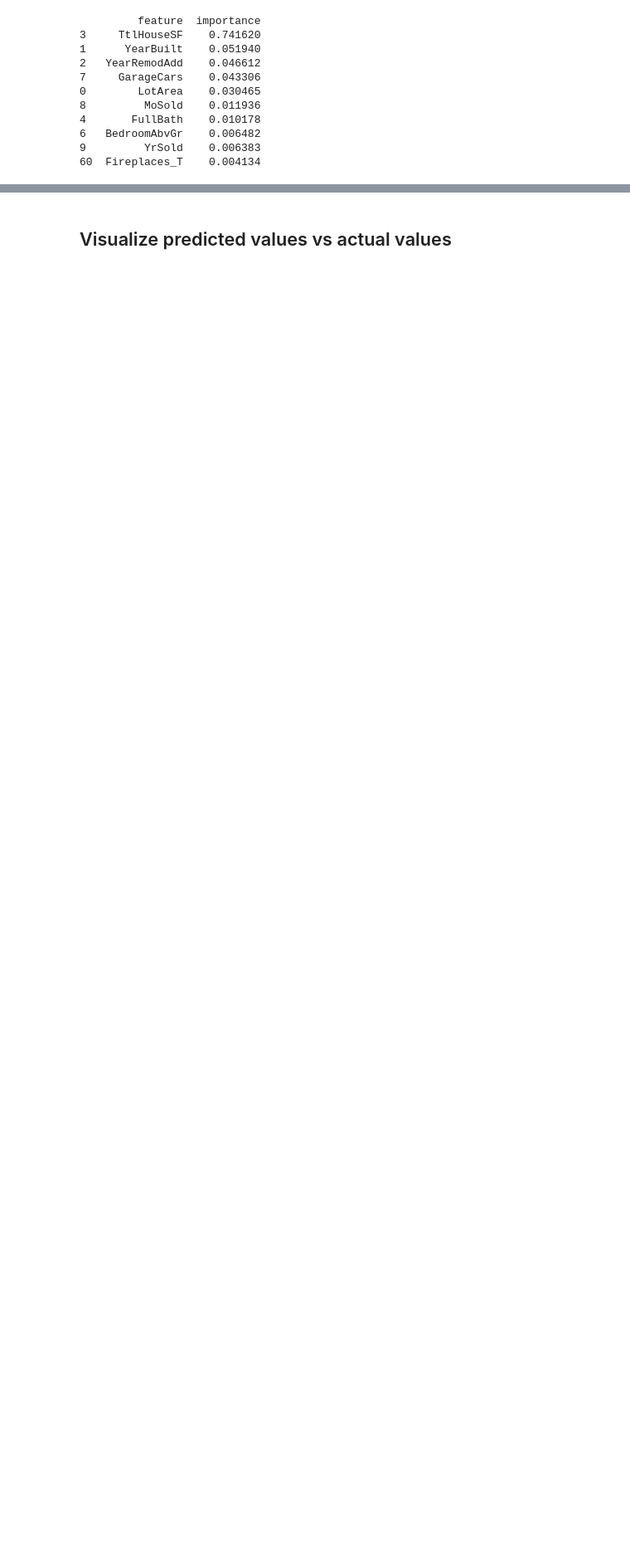
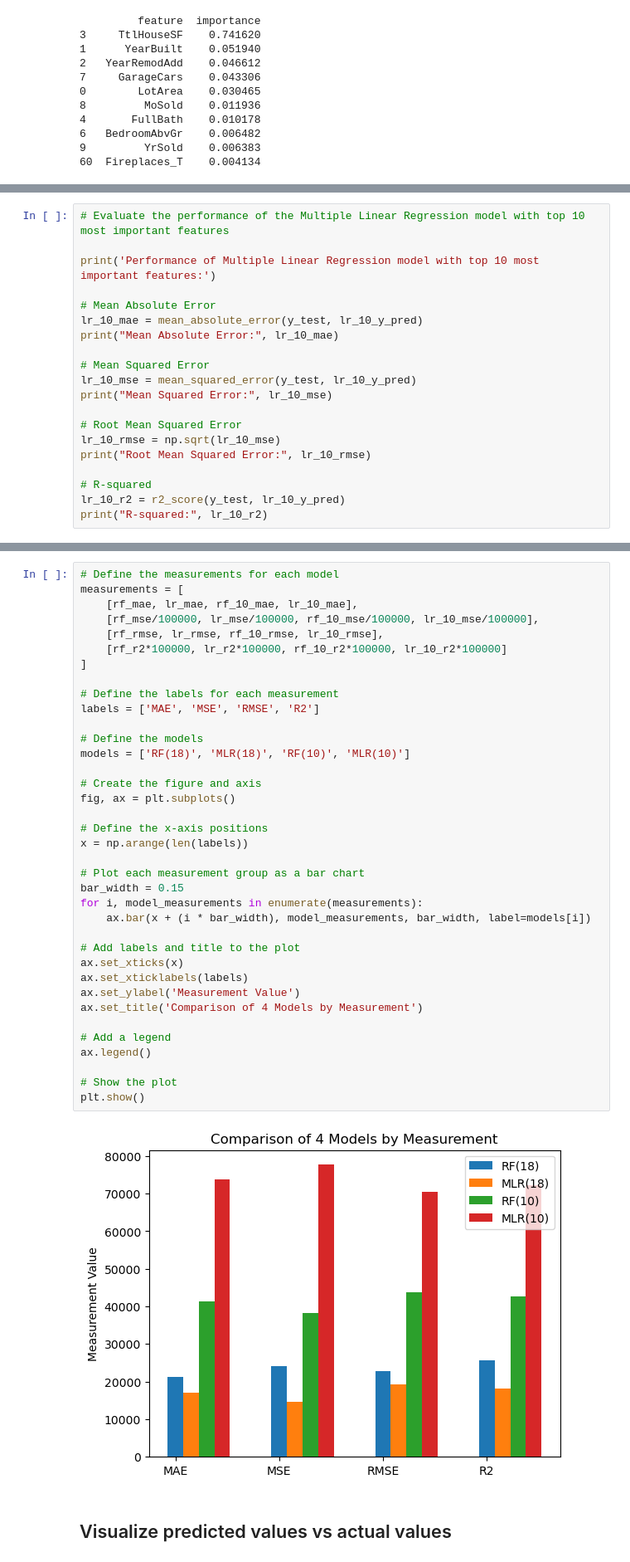
Before and after one commit to litarusso/House-Pricing, a Jupyter notebook: notebook/MLA/Machine Learning Models.ipynb, the cells around one changed output, grey strips where cells are left out. Shown at 83% size. Cells and saved outputs as stored; diff of their text form; blank space fills up the shorter version.

```diff
--- a/notebook/MLA/Machine Learning Models.ipynb
+++ b/notebook/MLA/Machine Learning Models.ipynb
@@ -334,0 +464,20 @@ Text(0.5, 1.0, 'Top 10 Most Important Features - Random Forest Model')
+# %%
+# Evaluate the performance of the Multiple Linear Regression model with top 10 most important features
+
+print('Performance of Multiple Linear Regression model with top 10 most important features:')
+
+# Mean Absolute Error
+lr_10_mae = mean_absolute_error(y_test, lr_10_y_pred)
+print("Mean Absolute Error:", lr_10_mae)
+
+# Mean Squared Error
+lr_10_mse = mean_squared_error(y_test, lr_10_y_pred)
+print("Mean Squared Error:", lr_10_mse)
+
+# Root Mean Squared Error
+lr_10_rmse = np.sqrt(lr_10_mse)
+print("Root Mean Squared Error:", lr_10_rmse)
+
+# R-squared
+lr_10_r2 = r2_score(y_test, lr_10_y_pred)
+print("R-squared:", lr_10_r2)
@@ -335,3 +492,42 @@ Text(0.5, 1.0, 'Top 10 Most Important Features - Random Forest Model')
+# %%
+# Define the measurements for each model
+measurements = [
+    [rf_mae, lr_mae, rf_10_mae, lr_10_mae],
+    [rf_mse/100000, lr_mse/100000, rf_10_mse/100000, lr_10_mse/100000],
+    [rf_rmse, lr_rmse, rf_10_rmse, lr_10_rmse],
+    [rf_r2*100000, lr_r2*100000, rf_10_r2*100000, lr_10_r2*100000]
+]
+
+# Define the labels for each measurement
+labels = ['MAE', 'MSE', 'RMSE', 'R2']
+
+# Define the models
+models = ['RF(18)', 'MLR(18)', 'RF(10)', 'MLR(10)']
+
+# Create the figure and axis
+fig, ax = plt.subplots()
+
+# Define the x-axis positions
+x = np.arange(len(labels))
+
+# Plot each measurement group as a bar chart
+bar_width = 0.15
+for i, model_measurements in enumerate(measurements):
+    ax.bar(x + (i * bar_width), model_measurements, bar_width, label=models[i])
+
+# Add labels and title to the plot
+ax.set_xticks(x)
+ax.set_xticklabels(labels)
+ax.set_ylabel('Measurement Value')
+ax.set_title('Comparison of 4 Models by Measurement')
+
+# Add a legend
+ax.legend()
+
+# Show the plot
+plt.show()
+# %% [output]
+[figure, added]
 # %% [markdown]
 ## Visualize predicted values vs actual values
 # %%
```
Also changed, not shown: parts of 12 cells of this notebook.
